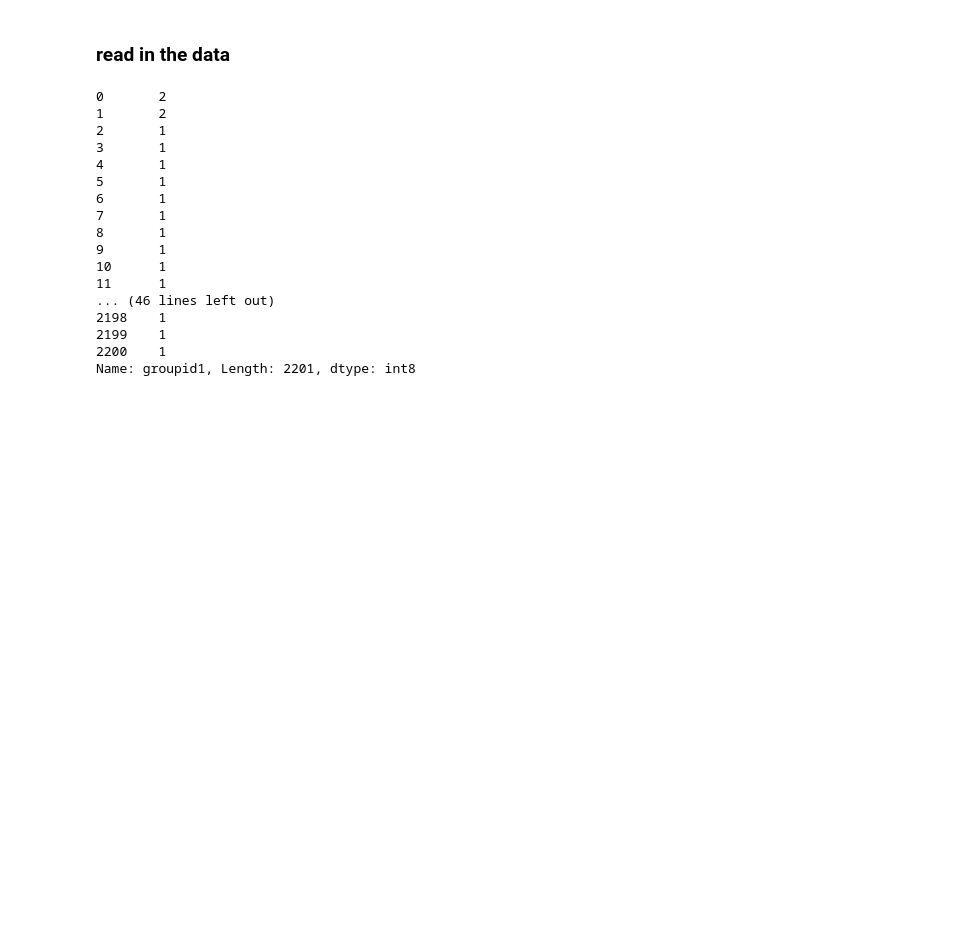
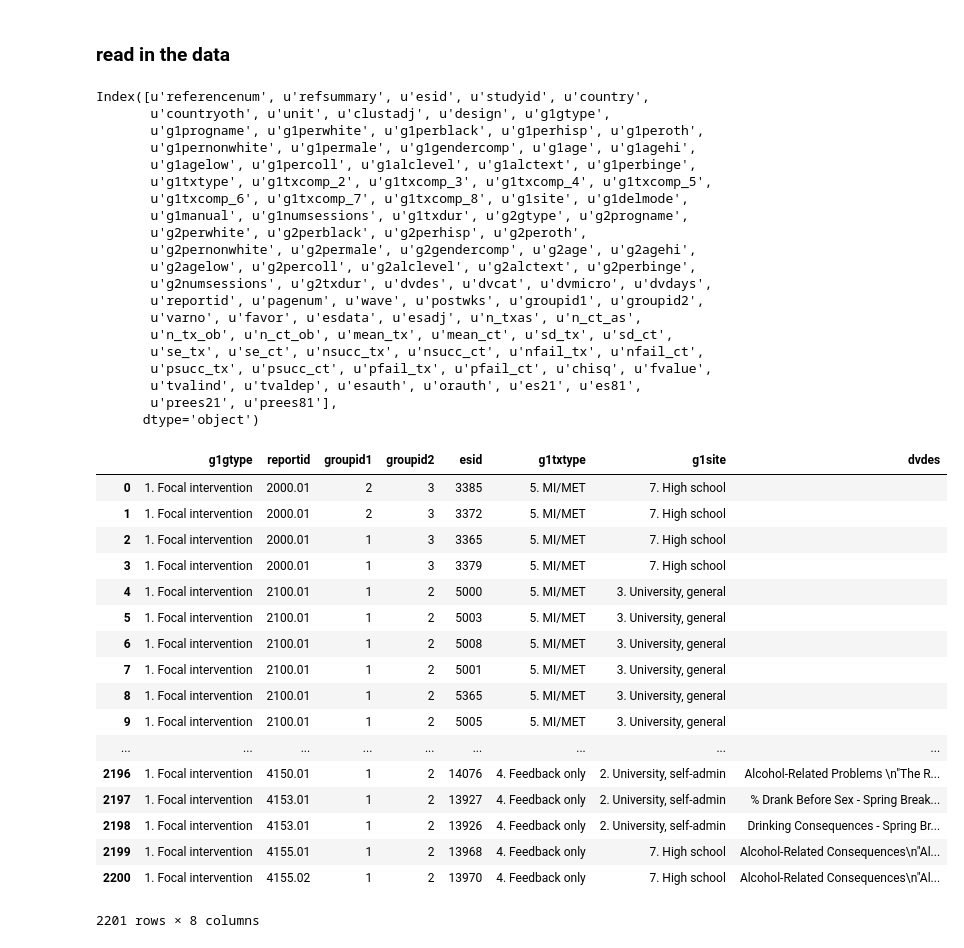
Before and after one commit to ds7711/alcohol_clinical_trials, a Jupyter notebook: data_analysis/dta_data.ipynb, the cells around one changed output. Saved outputs shown, nothing was run; the diff lists cells and outputs as text; code cells hidden in the pictures; blank space fills up the shorter version.

```diff
--- a/data_analysis/dta_data.ipynb
+++ b/data_analysis/dta_data.ipynb
@@ -7,24 +7,48 @@ import seaborn as sns
 # %% [markdown]
 ### read in the data
 # %%
-df = pd.read_stata("C:\Users\Ming\Downloads\Data\OriginalCodedStudies.dta")
+df = pd.read_stata("OriginalCodedStudies.dta")
 # %%
-print df.groupid1
+print df.columns
 # %% [output]
-0       2
-1       2
-2       1
-3       1
-4       1
-5       1
-6       1
-7       1
-8       1
-9       1
-10      1
-11      1
-... (46 lines left out)
-2198    1
-2199    1
-2200    1
-Name: groupid1, Length: 2201, dtype: int8
+Index([u'referencenum', u'refsummary', u'esid', u'studyid', u'country',
+       u'countryoth', u'unit', u'clustadj', u'design', u'g1gtype',
+       u'g1progname', u'g1perwhite', u'g1perblack', u'g1perhisp', u'g1peroth',
+       u'g1pernonwhite', u'g1permale', u'g1gendercomp', u'g1age', u'g1agehi',
+       u'g1agelow', u'g1percoll', u'g1alclevel', u'g1alctext', u'g1perbinge',
+       u'g1txtype', u'g1txcomp_2', u'g1txcomp_3', u'g1txcomp_4', u'g1txcomp_5',
+       u'g1txcomp_6', u'g1txcomp_7', u'g1txcomp_8', u'g1site', u'g1delmode',
+       u'g1manual', u'g1numsessions', u'g1txdur', u'g2gtype', u'g2progname',
+       u'g2perwhite', u'g2perblack', u'g2perhisp', u'g2peroth',
+       u'g2pernonwhite', u'g2permale', u'g2gendercomp', u'g2age', u'g2agehi',
+       u'g2agelow', u'g2percoll', u'g2alclevel', u'g2alctext', u'g2perbinge',
+       u'g2numsessions', u'g2txdur', u'dvdes', u'dvcat', u'dvmicro', u'dvdays',
+       u'reportid', u'pagenum', u'wave', u'postwks', u'groupid1', u'groupid2',
+       u'varno', u'favor', u'esdata', u'esadj', u'n_txas', u'n_ct_as',
+       u'n_tx_ob', u'n_ct_ob', u'mean_tx', u'mean_ct', u'sd_tx', u'sd_ct',
+       u'se_tx', u'se_ct', u'nsucc_tx', u'nsucc_ct', u'nfail_tx', u'nfail_ct',
+       u'psucc_tx', u'psucc_ct', u'pfail_tx', u'pfail_ct', u'chisq', u'fvalue',
+       u'tvalind', u'tvaldep', u'esauth', u'orauth', u'es21', u'es81',
+       u'prees21', u'prees81'],
+      dtype='object')
+# %%
+df[["g1gtype", "reportid", "groupid1", "groupid2", "esid", "g1txtype", "g1site", "dvdes"]]
+# %% [output]
+|  | g1gtype | reportid | groupid1 | groupid2 | esid | g1txtype | g1site | dvdes |
+| 0 | 1. Focal intervention | 2000.01 | 2 | 3 | 3385 | 5. MI/MET | 7. High school |  |
+| 1 | 1. Focal intervention | 2000.01 | 2 | 3 | 3372 | 5. MI/MET | 7. High school |  |
+| 2 | 1. Focal intervention | 2000.01 | 1 | 3 | 3365 | 5. MI/MET | 7. High school |  |
+| 3 | 1. Focal intervention | 2000.01 | 1 | 3 | 3379 | 5. MI/MET | 7. High school |  |
+| 4 | 1. Focal intervention | 2100.01 | 1 | 2 | 5000 | 5. MI/MET | 3. University, general |  |
+| 5 | 1. Focal intervention | 2100.01 | 1 | 2 | 5003 | 5. MI/MET | 3. University, general |  |
+| 6 | 1. Focal intervention | 2100.01 | 1 | 2 | 5008 | 5. MI/MET | 3. University, general |  |
+| 7 | 1. Focal intervention | 2100.01 | 1 | 2 | 5001 | 5. MI/MET | 3. University, general |  |
+| 8 | 1. Focal intervention | 2100.01 | 1 | 2 | 5365 | 5. MI/MET | 3. University, general |  |
+| 9 | 1. Focal intervention | 2100.01 | 1 | 2 | 5005 | 5. MI/MET | 3. University, general |  |
+| ... | ... | ... | ... | ... | ... | ... | ... | ... |
+| 2196 | 1. Focal intervention | 4150.01 | 1 | 2 | 14076 | 4. Feedback only | 2. University, self-admin | Alcohol-Related Problems \n"The R... |
+| 2197 | 1. Focal intervention | 4153.01 | 1 | 2 | 13927 | 4. Feedback only | 2. University, self-admin | % Drank Before Sex - Spring Break... |
+| 2198 | 1. Focal intervention | 4153.01 | 1 | 2 | 13926 | 4. Feedback only | 2. University, self-admin | Drinking Consequences - Spring Br... |
+| 2199 | 1. Focal intervention | 4155.01 | 1 | 2 | 13968 | 4. Feedback only | 7. High school | Alcohol-Related Consequences\n"Al... |
+| 2200 | 1. Focal intervention | 4155.02 | 1 | 2 | 13970 | 4. Feedback only | 7. High school | Alcohol-Related Consequences\n"Al... |
+2201 rows × 8 columns
```
Also changed, not shown: parts of 1 cell of this notebook, 6 other files.
